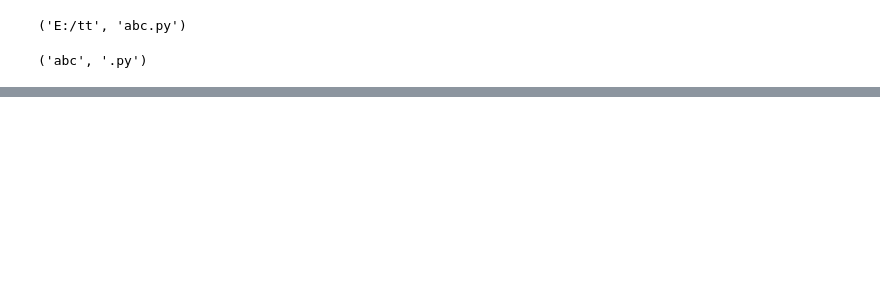
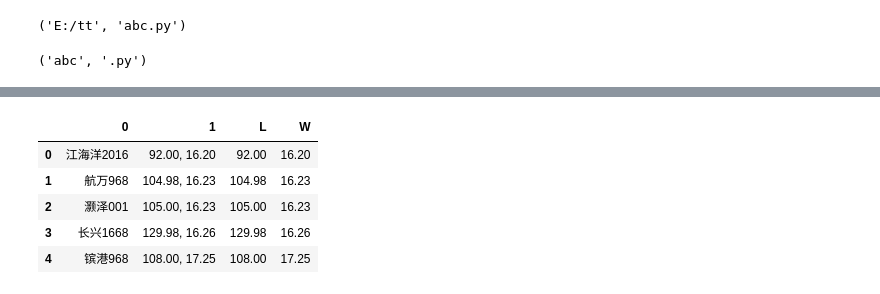
Before and after one commit to TSLNIHAOGIT/gene, a Jupyter notebook: geatpy_example/frame/schedule_new/boat_data/data_process.ipynb, the cells around one changed output, grey strips where cells are left out. Cells and saved outputs as stored; diff of their text form; code cells hidden in the pictures; blank space fills up the shorter version.

```diff
--- a/geatpy_example/frame/schedule_new/boat_data/data_process.ipynb
+++ b/geatpy_example/frame/schedule_new/boat_data/data_process.ipynb
@@ -428,3 +428,5 @@ filepath,fullflname
 fname,ext
 # %% [output]
 ('abc', '.py')
+# %%
+d_p='sheet_all.xlsx'
@@ -430,0 +435,2 @@ fname,ext
+# %%
+df=pd.read_excel(d_p,header=None)
@@ -430,0 +448,11 @@ fname,ext
+# %%
+df[['L','W']]=df[1].apply(lambda x:process_data(x))
+# %%
+df.head()
+# %% [output]
+|  | 0 | 1 | L | W |
+| 0 | 江海洋2016 | 92.00, 16.20 | 92.00 | 16.20 |
+| 1 | 航万968 | 104.98, 16.23 | 104.98 | 16.23 |
+| 2 | 灏泽001 | 105.00, 16.23 | 105.00 | 16.23 |
+| 3 | 长兴1668 | 129.98, 16.26 | 129.98 | 16.26 |
+| 4 | 镔港968 | 108.00, 17.25 | 108.00 | 17.25 |
```
Also changed, not shown: parts of 7 cells of this notebook, 5 other files.
